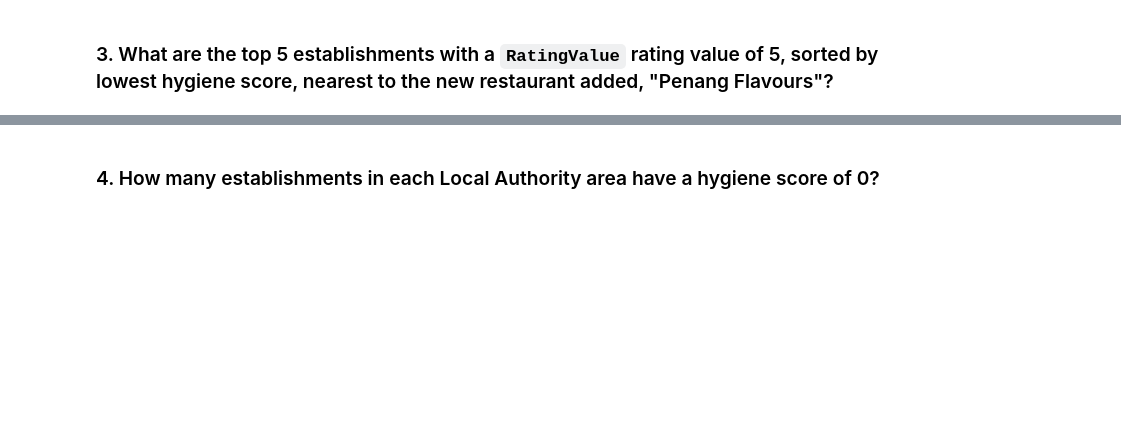
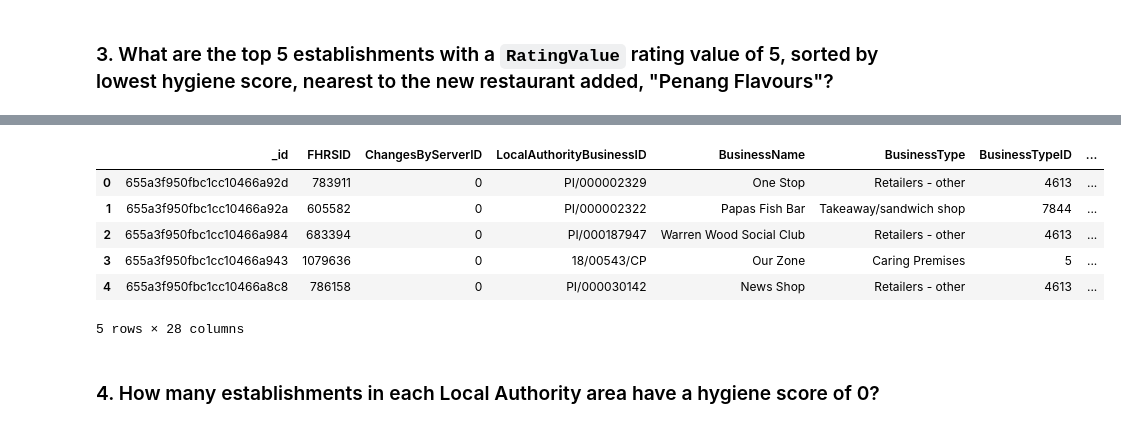
Before and after one commit to mehratif1/nosql-challenge, a Jupyter notebook: NoSQL_analysis_starter.ipynb, the cells around one changed output, grey strips where cells are left out. Drawn from its saved outputs; the diff is of its cells as text; code cells hidden in the pictures; blank space fills up the shorter version.

```diff
--- a/NoSQL_analysis_starter.ipynb
+++ b/NoSQL_analysis_starter.ipynb
@@ -124,10 +179,15 @@ SyntaxError: invalid syntax (2513243106.py, line 2)
 # Sort by hygiene score
 
 degree_search = 0.01
-latitude =
-longitude =
+latitude = 51.369321
+longitude = 0.508551
 
-query =
-sort =
-
+query = {'geocode.latitude':{'$gte':latitude - degree_search , '$lte' :latitude + degree_search} ,
+         'geocode.longitude':{'$gte':longitude - degree_search , '$lte' :longitude + degree_search} ,
+          'RatingValue': 5
+         }
+sort =  [('scores.Hygiene', 1) ]
+limit = 5
+results = list(establishments.find(query).sort(sort).limit(limit))
 # Print the results
+pprint(results)
@@ -134,5 +212,14 @@ sort =
 # %%
 # Convert result to Pandas DataFrame
+pd.DataFrame(results)
+# %% [output]
+|  | _id | FHRSID | ChangesByServerID | LocalAuthorityBusinessID | BusinessName | BusinessType | BusinessTypeID | ... |
+| 0 | 655a3f950fbc1cc10466a92d | 783911 | 0 | PI/000002329 | One Stop | Retailers - other | 4613 | ... |
+| 1 | 655a3f950fbc1cc10466a92a | 605582 | 0 | PI/000002322 | Papas Fish Bar | Takeaway/sandwich shop | 7844 | ... |
+| 2 | 655a3f950fbc1cc10466a984 | 683394 | 0 | PI/000187947 | Warren Wood Social Club | Retailers - other | 4613 | ... |
+| 3 | 655a3f950fbc1cc10466a943 | 1079636 | 0 | 18/00543/CP | Our Zone | Caring Premises | 5 | ... |
+| 4 | 655a3f950fbc1cc10466a8c8 | 786158 | 0 | PI/000030142 | News Shop | Retailers - other | 4613 | ... |
+5 rows × 28 columns
 # %% [markdown]
 ### 4. How many establishments in each Local Authority area have a hygiene score of 0?
 # %%
```
Also changed, not shown: parts of 11 cells of this notebook.
